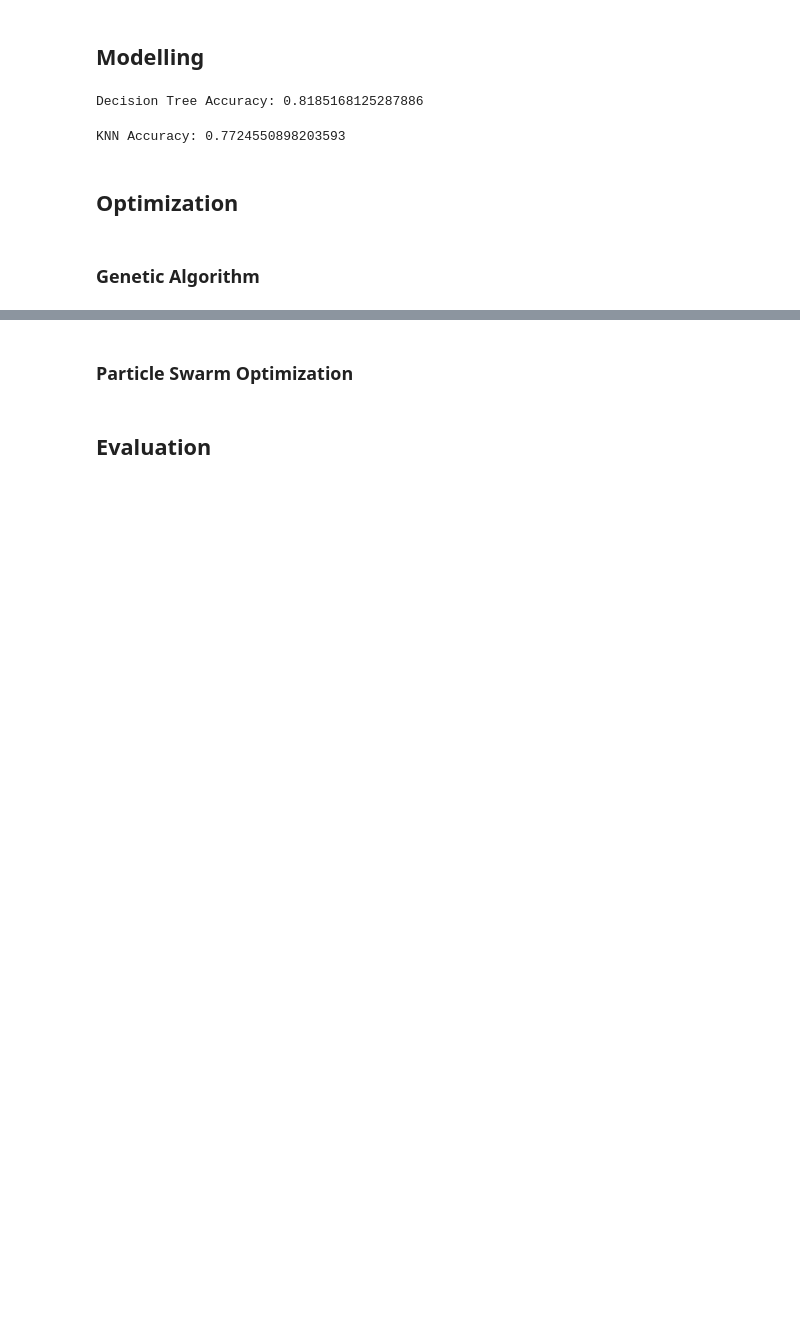
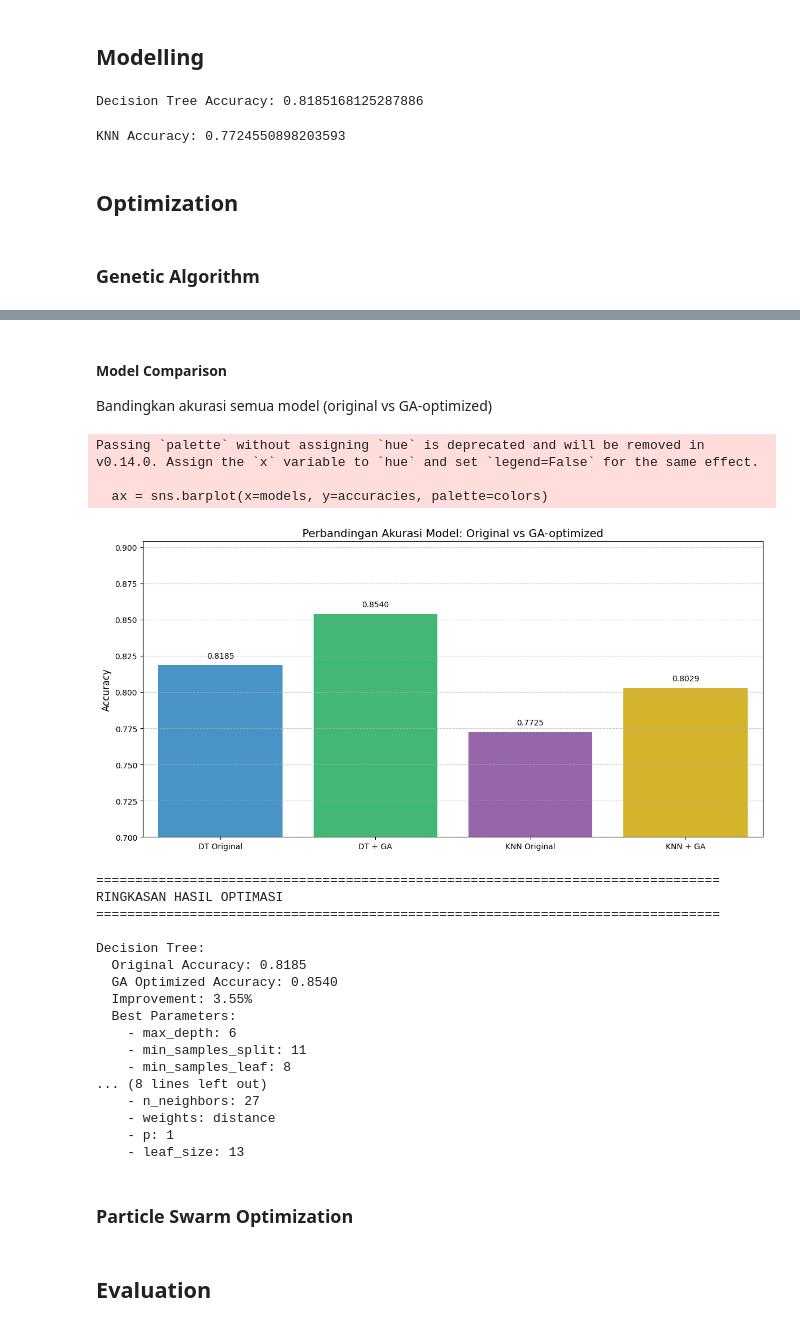
Before and after one commit to vaniaaf20/Adult-Census-Income, a Jupyter notebook: main.ipynb, the cells around one changed output, grey strips where cells are left out. Cells and saved outputs as stored; diff of their text form; code cells hidden in the pictures; blank space fills up the shorter version.

```diff
--- a/main.ipynb
+++ b/main.ipynb
@@ -207,3 +521,82 @@ KNN Accuracy: 0.7724550898203593
+# %% [markdown]
+#### Model Comparison
+Bandingkan akurasi semua model (original vs GA-optimized)
+# %%
+models = ['DT Original', 'DT + GA', 'KNN Original', 'KNN + GA']
+accuracies = [
+    accuracy_score(y_val, y_pred_dt.round()),  # DT Original (dari notebook asli)
+    dt_ga_accuracy,                           # DT + GA
+    accuracy_score(y_val, y_pred_knn.round()), # KNN Original (dari notebook asli)
+    knn_ga_accuracy                           # KNN + GA
+]
+
+plt.figure(figsize=(12, 6))
+colors = ['#3498db', '#2ecc71', '#9b59b6', '#f1c40f']
+ax = sns.barplot(x=models, y=accuracies, palette=colors)
+plt.title('Perbandingan Akurasi Model: Original vs GA-optimized', fontsize=14)
+plt.ylabel('Accuracy', fontsize=12)
+plt.ylim(0.70, max(accuracies) + 0.05)
+plt.grid(axis='y', linestyle='--', alpha=0.7)
+
+# Tambahkan label nilai akurasi di atas bar
+for i, acc in enumerate(accuracies):
+    ax.text(i, acc + 0.005, f'{acc:.4f}', ha='center', fontsize=10)
+
+plt.tight_layout()
+plt.savefig('model_comparison.png', dpi=300, bbox_inches='tight')
+plt.show()
+
+# Simpan hasil parameter terbaik
+results = {
+    'Decision Tree': {
+        'Original Accuracy': accuracy_score(y_val, y_pred_dt.round()),
+        'GA Optimized Accuracy': dt_ga_accuracy,
+        'Improvement': (dt_ga_accuracy - accuracy_score(y_val, y_pred_dt.round())) * 100,
+        'Best Parameters': dt_best_params
+    },
+    'KNN': {
+        'Original Accuracy': accuracy_score(y_val, y_pred_knn.round()),
+        'GA Optimized Accuracy': knn_ga_accuracy,
+        'Improvement': (knn_ga_accuracy - accuracy_score(y_val, y_pred_knn.round())) * 100,
+        'Best Parameters': knn_best_params
+    }
+}
+
+# Tampilkan ringkasan hasil
+print("\n" + "=" * 80)
+print("RINGKASAN HASIL OPTIMASI")
+print("=" * 80)
+
+for model, result in results.items():
+    print(f"\n{model}:")
+    print(f"  Original Accuracy: {result['Original Accuracy']:.4f}")
+    print(f"  GA Optimized Accuracy: {result['GA Optimized Accuracy']:.4f}")
+    print(f"  Improvement: {result['Improvement']:.2f}%")
+    print("  Best Parameters:")
+    for param, value in result['Best Parameters'].items():
+        print(f"    - {param}: {value}")
+# %% [output]
+Passing `palette` without assigning `hue` is deprecated and will be removed in v0.14.0. Assign the `x` variable to `hue` and set `legend=False` for the same effect.
+
+  ax = sns.barplot(x=models, y=accuracies, palette=colors)
+[figure, added]
+================================================================================
+RINGKASAN HASIL OPTIMASI
+================================================================================
+
+Decision Tree:
+  Original Accuracy: 0.8185
+  GA Optimized Accuracy: 0.8540
+  Improvement: 3.55%
+  Best Parameters:
+    - max_depth: 6
+    - min_samples_split: 11
+    - min_samples_leaf: 8
+... (8 lines left out)
+    - n_neighbors: 27
+    - weights: distance
+    - p: 1
+    - leaf_size: 13
 # %% [markdown]
 ### **Particle Swarm Optimization**
 # %% [markdown]
```
Also changed, not shown: parts of 6 cells of this notebook.
